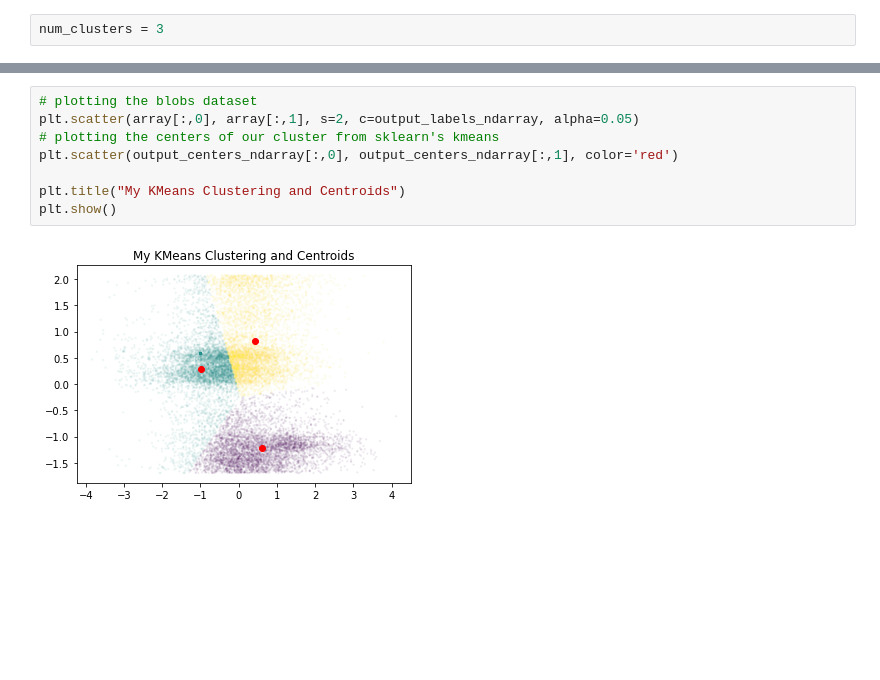
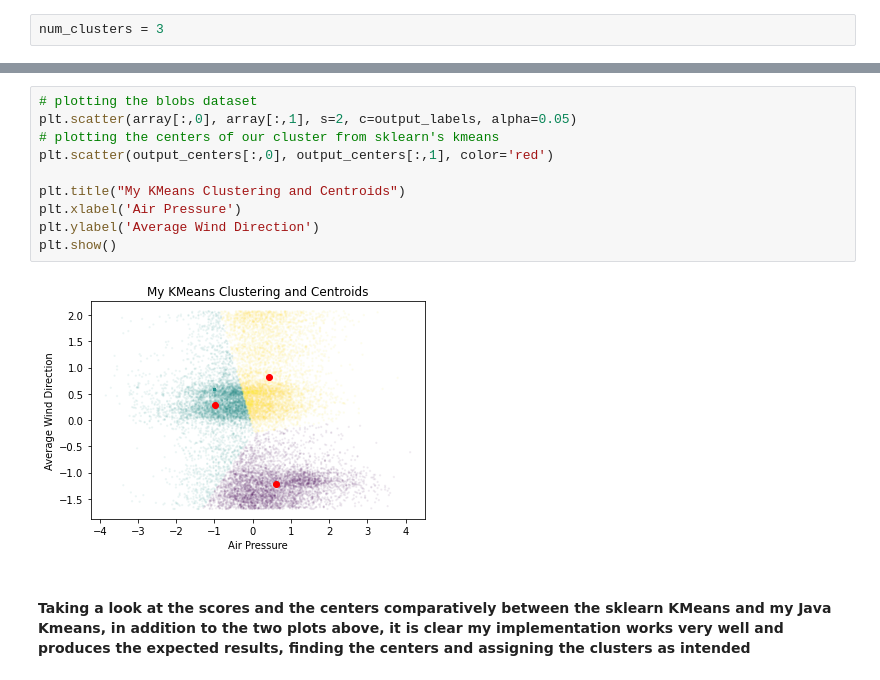
Before and after one commit to ktgregg/Assignment1-KMeans-Java, a Jupyter notebook: Dataset2 EDA and kmeans comparison.ipynb, the cells around one changed output, grey strips where cells are left out. Cells and saved outputs as stored; diff of their text form; blank space fills up the shorter version.

```diff
--- a/Dataset2 EDA and kmeans comparison.ipynb
+++ b/Dataset2 EDA and kmeans comparison.ipynb
@@ -142,10 +151,14 @@ array([[-0.97623492,  0.27836079],
-# %%
-# plotting the blobs dataset
-plt.scatter(array[:,0], array[:,1], s=2, c=output_labels_ndarray, alpha=0.05)
-# plotting the centers of our cluster from sklearn's kmeans
-plt.scatter(output_centers_ndarray[:,0], output_centers_ndarray[:,1], color='red')
-
-plt.title("My KMeans Clustering and Centroids")
-plt.show()
-# %% [output]
-[figure, removed]
+# %%
+# plotting the blobs dataset
+plt.scatter(array[:,0], array[:,1], s=2, c=output_labels, alpha=0.05)
+# plotting the centers of our cluster from sklearn's kmeans
+plt.scatter(output_centers[:,0], output_centers[:,1], color='red')
+
+plt.title("My KMeans Clustering and Centroids")
+plt.xlabel('Air Pressure')
+plt.ylabel('Average Wind Direction')
+plt.show()
+# %% [output]
+[figure, added]
+# %% [markdown]
+#### Taking a look at the scores and the centers comparatively between the sklearn KMeans and my Java Kmeans, in addition to the two plots above, it is clear my implementation works very well and produces the expected results, finding the centers and assigning the clusters as intended
```
Also changed, not shown: parts of 17 cells of this notebook, 14 other files.
